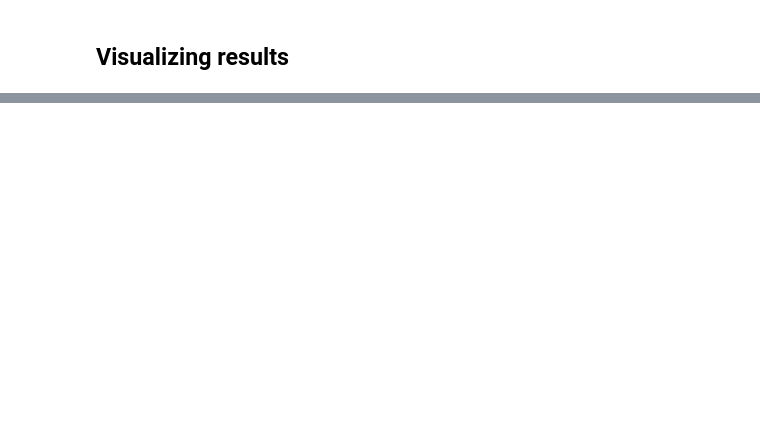
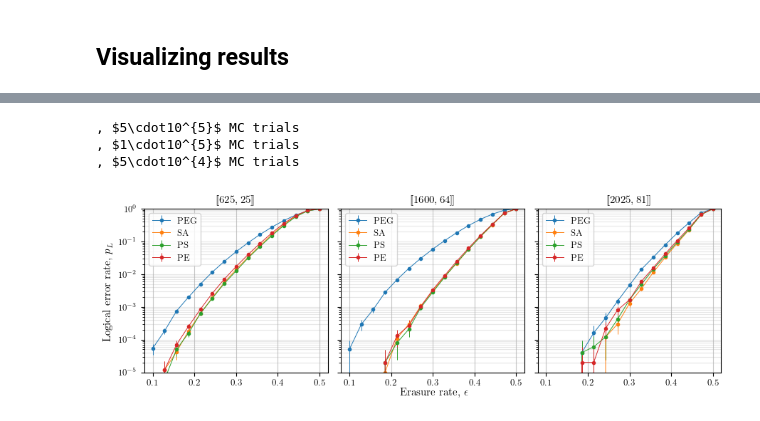
Before and after one commit to BrunoCAF/ps-hgp-qec, a Jupyter notebook: python/peeling_decoder.ipynb, the cells around one changed output, grey strips where cells are left out. Cells and saved outputs as stored; diff of their text form; code cells hidden in the pictures; blank space fills up the shorter version.

```diff
--- a/python/peeling_decoder.ipynb
+++ b/python/peeling_decoder.ipynb
@@ -1722,0 +1795,10 @@ PEG_codes
+# %%
+import pickle
+
+names = ["PEG_codes", "SA_codes", "PS_codes", "PE_codes"]
+objs = []
+for name, obj in zip(names, [PEG_codes, SA_codes, PS_codes, PE_codes]):
+    # with open(name+'.pkl', 'wb') as f:
+    #     pickle.dump(obj, f)
+    with open(name+'.pkl', 'rb') as f:
+        objs.append(pickle.load(f))
@@ -1722,0 +1849,50 @@ PEG_codes
+# %%
+# Run this when you have plain exploration results
+data_erasure_channel = {code: {"PEG": PEG_data[code], "SA": SA_data[code], "PS": PS_data[code], "PE": PE_data[code]}
+                        for code in codes}
+# %%
+from matplotlib import rc
+
+# Use LaTeX for text rendering
+rc('text', usetex=True)
+rc('font', family='serif', size=9)
+
+
+from analyze_best_from_sa import MC_budget, p_vals
+
+filtered_MC_budget = [MC_budget[0], MC_budget[2], MC_budget[3]]
+
+# fig, ((ax0, ax1), (ax2, ax3)) = plt.subplots(2, 2, figsize=(10,10), sharex=True, sharey=True)
+fig, (ax0, ax1, ax2) = plt.subplots(1, 3, figsize=(9,3), sharex=True, sharey=True)
+
+for code, ax, M in zip(filtered_codes, [ax0, ax1, ax2], filtered_MC_budget):
+    Morder = np.floor(np.log10(M)).astype(int)
+    Mantissa = M//10**Morder
+    print(f', ${Mantissa}\\cdot10^{{{Morder}}}$ MC trials')
+    # ax.set_title(f'Code family: $[{code}]$, $M = {Mantissa}\\cdot10^{{{Morder}}}$ MC trials')
+    ax.set_title(r'$[\!['+f'{code.split('[')[1].split(']')[0]}'+r']\!]$')
+
+    data = data_erasure_channel[code]
+    for k, d in data.items():
+        ax.errorbar(x=p_vals, y=d['mean'], yerr=1.96*d['std']/np.sqrt(M), fmt='.-', label=k, linewidth=0.7)
+        ax.set_yscale('log')
+        # ax.fill_between(p_vals, d['mean'] - 1.96*d['std']/np.sqrt(M),
+        #                 d['mean'] + 1.96*d['std']/np.sqrt(M), alpha=0.5)
+    ax.legend()
+    ax.set_ylim([1e-5, 1e-0])
+    ax.grid(which='both', axis='x', alpha=0.7)
+    ax.grid(which='both', axis='y', alpha=0.3)
+
+fig.supxlabel(r'Erasure rate, $\epsilon$', x=0.5365)
+fig.supylabel(r'Logical error rate, $p_L$')
+plt.tight_layout()
+plt.subplots_adjust(bottom=0.125)
+
+plt.savefig('../img/erasure_ML.pdf')
+
+plt.show()
+# %% [output]
+, $5\cdot10^{5}$ MC trials
+, $1\cdot10^{5}$ MC trials
+, $5\cdot10^{4}$ MC trials
+[figure, added]
```
Also changed, not shown: parts of 12 cells of this notebook, 1 other file.
